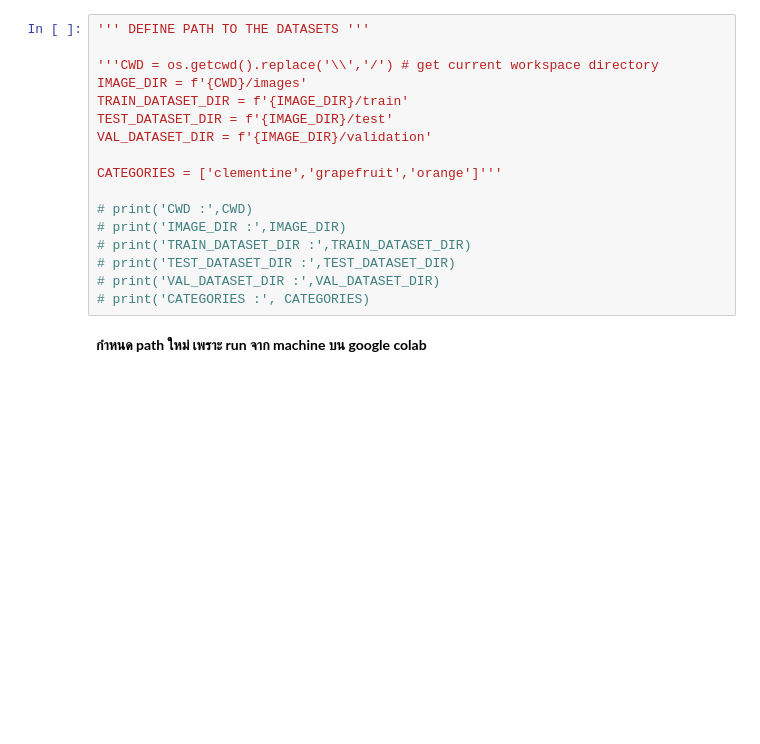
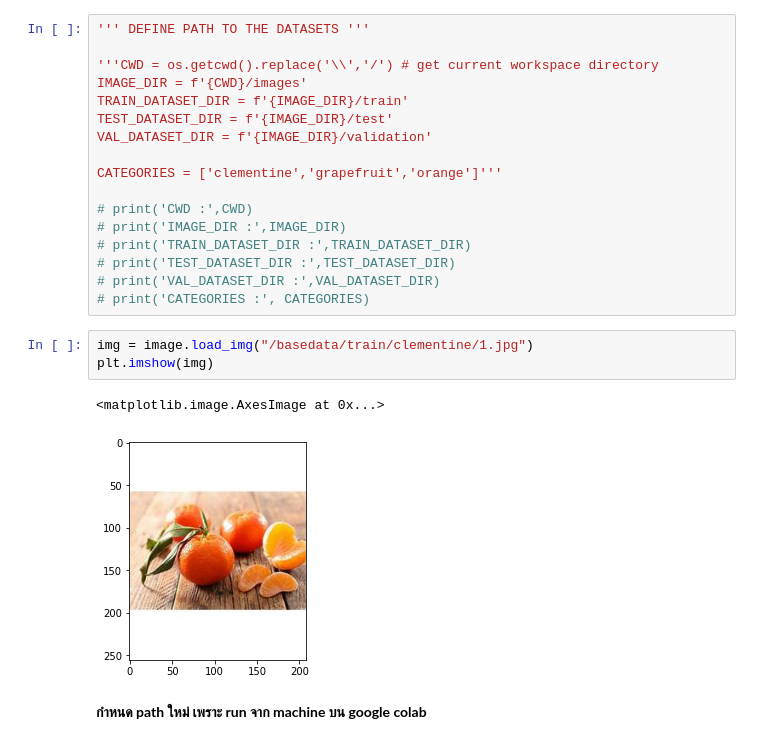
Before and after one commit to LittleLunar/OrangeClassificationDeepLearning, a Jupyter notebook: src/main.ipynb, the cells around one changed output. Cells and saved outputs as stored; diff of their text form; blank space fills up the shorter version.

```diff
--- a/src/main.ipynb
+++ b/src/main.ipynb
@@ -30,6 +30,12 @@ CATEGORIES = ['clementine','grapefruit','orange']'''
 # print('TEST_DATASET_DIR :',TEST_DATASET_DIR)
 # print('VAL_DATASET_DIR :',VAL_DATASET_DIR)
 # print('CATEGORIES :', CATEGORIES)
+# %%
+img = image.load_img("/basedata/train/clementine/1.jpg")
+plt.imshow(img)
+# %% [output]
+<matplotlib.image.AxesImage at 0x...>
+[figure, added]
 # %% [markdown]
 **กำหนด path ใหม่ เพราะ run จาก machine บน google colab**
 # %%
```
Also changed, not shown: parts of 7 cells of this notebook.
